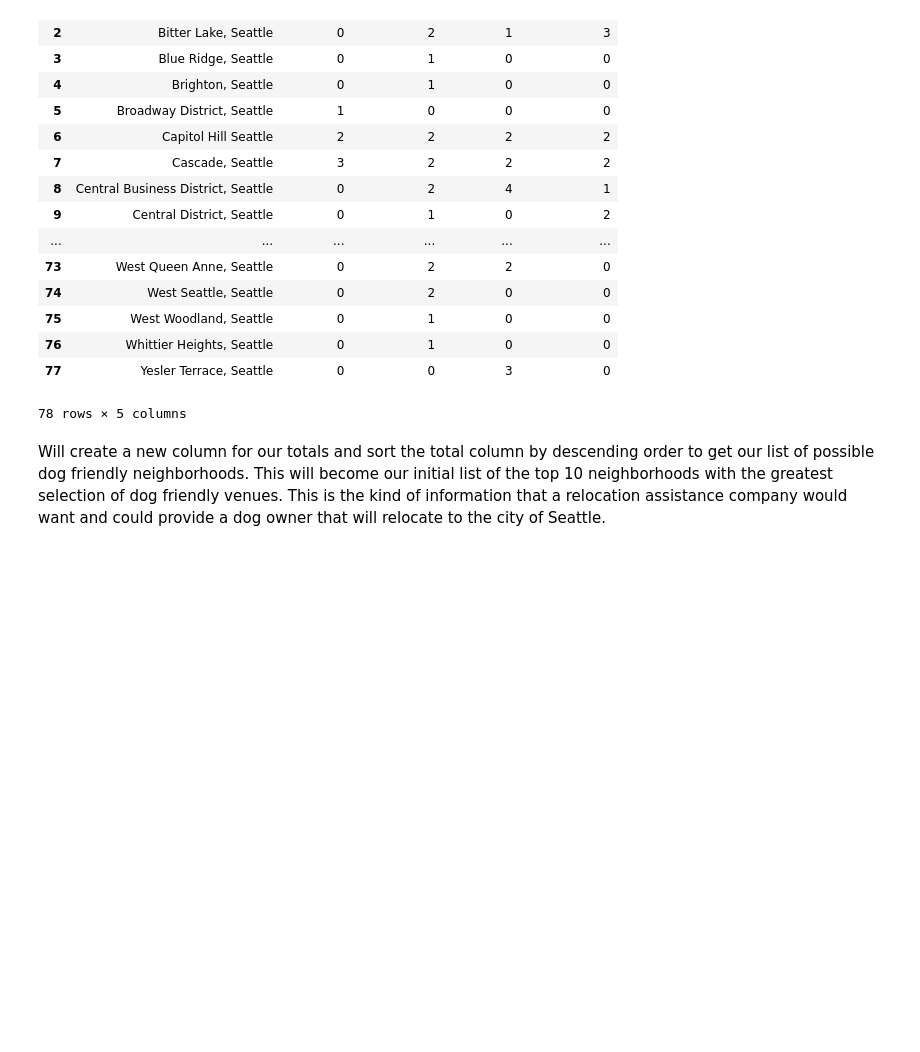
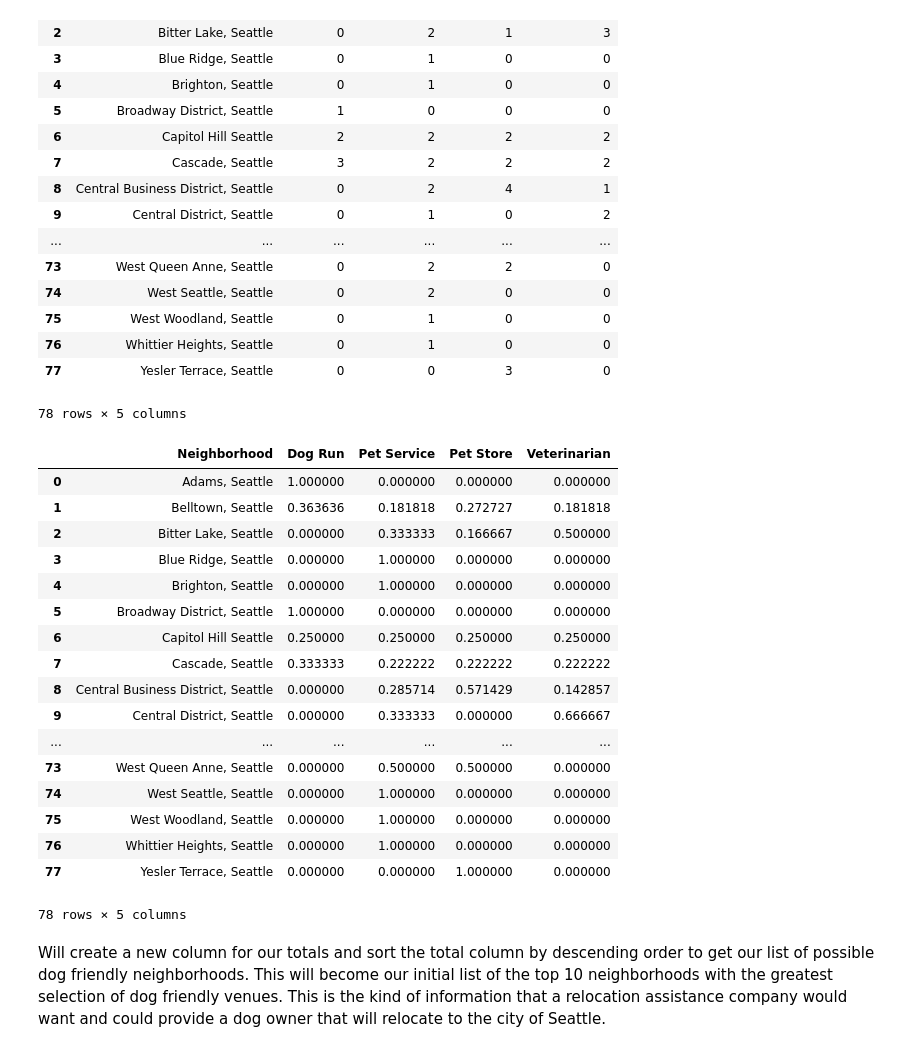
Before and after one commit to scrooksjr/Coursera_Capstone, a Jupyter notebook: Coursera Capstone Notebook (Week 2).ipynb, the cells around one changed output. Saved outputs shown, nothing was run; the diff lists cells and outputs as text; code cells hidden in the pictures; blank space fills up the shorter version.

```diff
--- a/Coursera Capstone Notebook (Week 2).ipynb
+++ b/Coursera Capstone Notebook (Week 2).ipynb
@@ -1046,6 +1050,34 @@ pet_friendly_grouped
 | 76 | Whittier Heights, Seattle | 0 | 1 | 0 | 0 |
 | 77 | Yesler Terrace, Seattle | 0 | 0 | 3 | 0 |
 78 rows × 5 columns
+# %%
+# group 'Neighborhood' by mean and reset index
+k_friendly_grouped = pet_friendly_onehot.groupby('Neighborhood').mean().reset_index()
+
+# delete location column
+del k_friendly_grouped['Park']
+del k_friendly_grouped['Playground']
+
+k_friendly_grouped
+# %% [output]
+|  | Neighborhood | Dog Run | Pet Service | Pet Store | Veterinarian |
+| 0 | Adams, Seattle | 1.000000 | 0.000000 | 0.000000 | 0.000000 |
+| 1 | Belltown, Seattle | 0.363636 | 0.181818 | 0.272727 | 0.181818 |
+| 2 | Bitter Lake, Seattle | 0.000000 | 0.333333 | 0.166667 | 0.500000 |
+| 3 | Blue Ridge, Seattle | 0.000000 | 1.000000 | 0.000000 | 0.000000 |
+| 4 | Brighton, Seattle | 0.000000 | 1.000000 | 0.000000 | 0.000000 |
+| 5 | Broadway District, Seattle | 1.000000 | 0.000000 | 0.000000 | 0.000000 |
+| 6 | Capitol Hill Seattle | 0.250000 | 0.250000 | 0.250000 | 0.250000 |
+| 7 | Cascade, Seattle | 0.333333 | 0.222222 | 0.222222 | 0.222222 |
+| 8 | Central Business District, Seattle | 0.000000 | 0.285714 | 0.571429 | 0.142857 |
+| 9 | Central District, Seattle | 0.000000 | 0.333333 | 0.000000 | 0.666667 |
+| ... | ... | ... | ... | ... | ... |
+| 73 | West Queen Anne, Seattle | 0.000000 | 0.500000 | 0.500000 | 0.000000 |
+| 74 | West Seattle, Seattle | 0.000000 | 1.000000 | 0.000000 | 0.000000 |
+| 75 | West Woodland, Seattle | 0.000000 | 1.000000 | 0.000000 | 0.000000 |
+| 76 | Whittier Heights, Seattle | 0.000000 | 1.000000 | 0.000000 | 0.000000 |
+| 77 | Yesler Terrace, Seattle | 0.000000 | 0.000000 | 1.000000 | 0.000000 |
+78 rows × 5 columns
 # %% [markdown]
 Will create a new column for our totals and sort the total column by descending order to get our list of possible dog friendly neighborhoods. This will become our initial list of the top 10 neighborhoods with the greatest selection of dog friendly venues. This is the kind of information that a relocation assistance company would want and could provide a dog owner that will relocate to the city of Seattle.
 # %%
```
Also changed, not shown: parts of 15 cells of this notebook.
